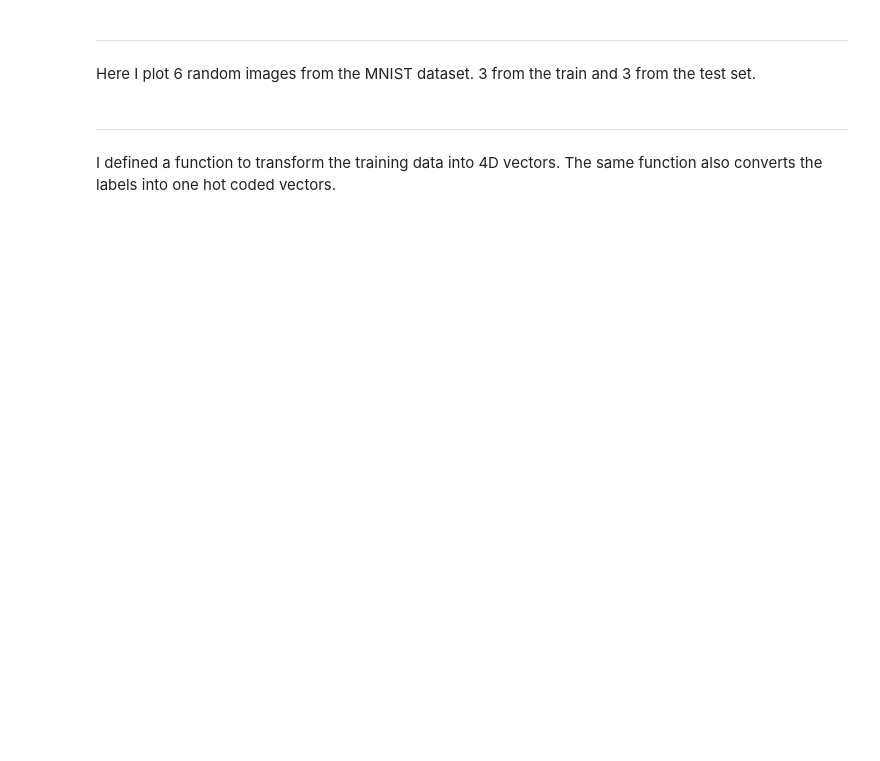
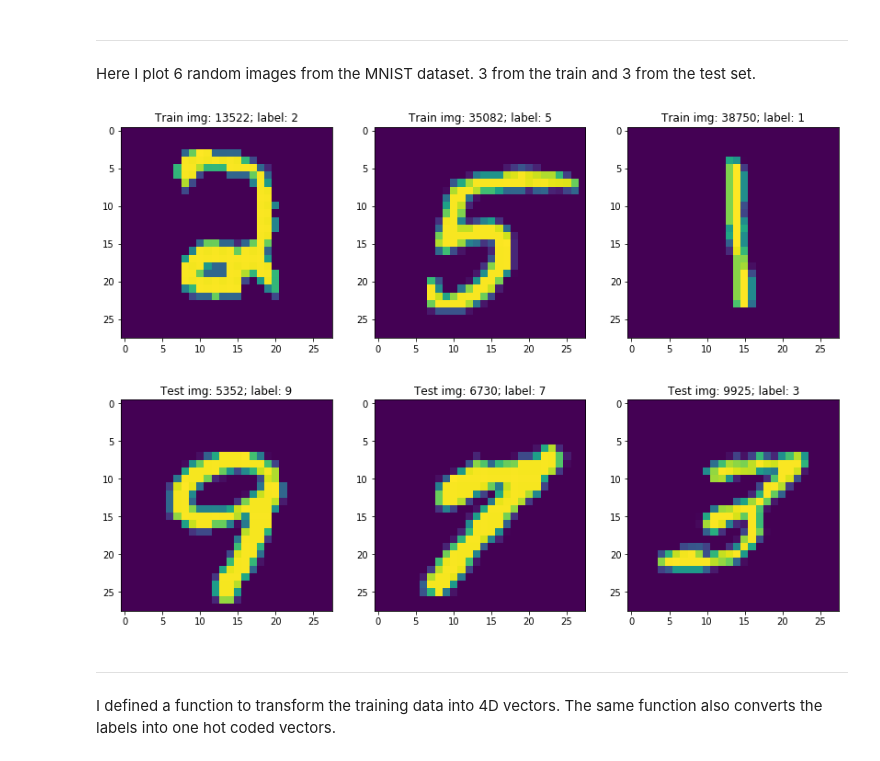
Before and after one commit to FM-uib/INF368, a Jupyter notebook: Assignment_1_Florian_Muthreich.ipynb, the cells around one changed output. Cells and saved outputs as stored; diff of their text form; code cells hidden in the pictures; blank space fills up the shorter version.

```diff
--- a/Assignment_1_Florian_Muthreich.ipynb
+++ b/Assignment_1_Florian_Muthreich.ipynb
@@ -29,18 +34,20 @@ Here I plot 6 random images from the MNIST dataset. 3 from the train and 3 from
 # %%
 plt.rcParams["figure.figsize"] = (14,10)
 for x in range(6):
     if x<3:
         i = random.randint(1,x_train.shape[0])
         plt.subplot(2, 3, x+1)
-        plt.imshow(x_tr[i])
+        plt.imshow(x_train[i])
         plt.title("Train img: {}; label: {}".format(i,y_train[i]))
     else:
         i = random.randint(1,x_test.shape[0])
         plt.subplot(2, 3, x+1)
-        plt.imshow(x_te[i])
+        plt.imshow(x_test[i])
         plt.title("Test img: {}; label: {}".format(i,y_test[i]))
 
 plt.show()
+# %% [output]
+[figure, added]
 # %% [markdown]
 ---
 I defined a function to transform the training data into 4D vectors. The same function also converts the labels into one hot coded vectors.
```
Also changed, not shown: parts of 16 cells of this notebook, 22 other files.
